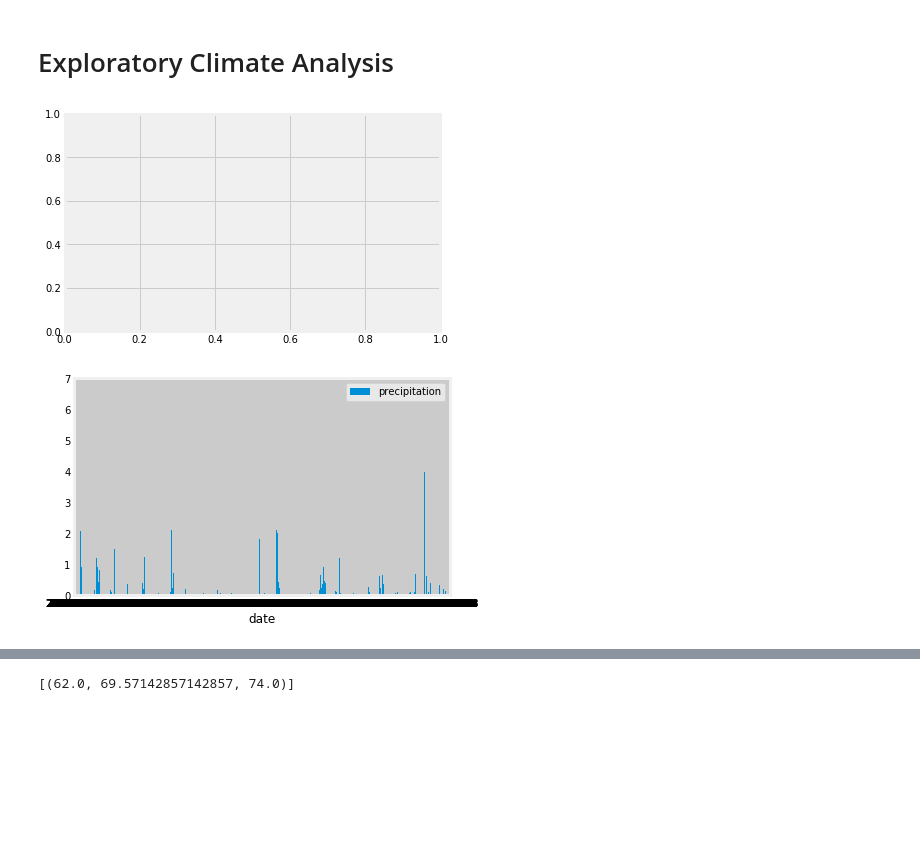
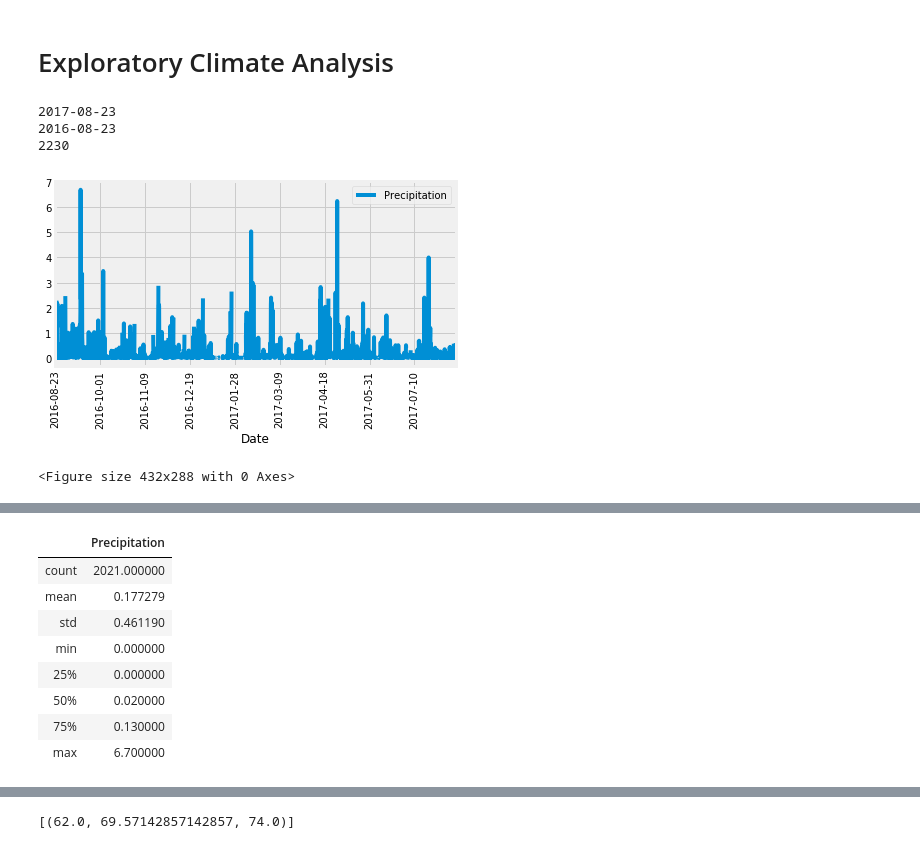
Before and after one commit to SharmaBhumi/sqlalchemy-challenge, a Jupyter notebook: climate_starter.ipynb, the cells around one changed output, grey strips where cells are left out. Saved outputs shown, nothing was run; the diff lists cells and outputs as text; code cells hidden in the pictures; blank space fills up the shorter version.

```diff
--- a/climate_starter.ipynb
+++ b/climate_starter.ipynb
@@ -40,67 +40,64 @@ session = Session(engine)
 # %%
 # Design a query to retrieve the last 12 months of precipitation data and plot the results
 # results = session.query()order_by(Emoji.score.desc()).all()
 
 #looking at the columns and data sample
 first_row = session.query(Measurement).first()
 first_row.__dict__
 
-
-#Plotting these values
-fig, ax = plt.subplots()
-# plt.bar(measure_date,measure_prcp,align='center', alpha=0.5)
-# plt.xlabel("Date")
-# plt.ylabel("Precipitation")
-# plt.title("Precipitation for 1 year")
-# plt.xticks(measure_date)
-# ypos = range(1, len(measure_date)+1)
-# ax.barh(ypos, measure_date[::-1])
-# ax.set_xlabel("Date")
-# ax.set_ylabel("Precipitation")
-# ax.set_yticks(ypos)
-# ax.set_yticklabels(measure_prcp[::-1])
-# ax.set_title("Precipitation for 1 year")
-# fig.tight_layout()
-# plt.show()
-
-
-# Calculate the date 1 year ago from the last data point in the database
 #finding the max date
 results=session.query(Measurement.date, Measurement.prcp).order_by(Measurement.date.desc()).first()
 results
 #('2017-08-23', 0.0)
 
+last_date = session.query(Measurement.date).order_by(Measurement.date.desc()).first()[0]
+
+print(last_date)
+
+last_date_measurement = dt.date(2017, 8 ,23)
+# Calculate the date 1 year ago from the last data point in the database
+one_year_ago = last_date_measurement - dt.timedelta(days=365)
+print(one_year_ago)
+
+date = dt.date(2016, 8, 23)
+
 # Perform a query to retrieve the data and precipitation scores
 qry = session.query(Measurement.date, Measurement.prcp).filter(Measurement.date <= '2017-08-23').\
     filter (Measurement.date >= '2016-08-23').all()
 # Save the query results as a Pandas DataFrame and set the index to the date column
-measure_date=[]
-measure_prcp=[]
-for r in qry:
-#     print (r[0])
-    measure_date.append(r[0])
-measure_date
+result = session.query(Measurement.date, Measurement.prcp).\
+    filter(Measurement.date >= date).all()
 
+# get the count / length of the list of tuples
+print(len(result))
 
-for r in qry:
-#     print (r[1])
-    measure_prcp.append(r[1])
-measure_prcp
-
-df=pd.DataFrame({'date':measure_date,'precipitation':measure_prcp})
-# df=df.set_index('date')
-df
-# # Sort the dataframe by date
-df_sorted=df.sort_values('date')
-df_sorted
-# Use Pandas Plotting with Matplotlib to plot the data
-ax=df_sorted.plot.bar(x='date', y='precipitation', rot=0)
+df = pd.DataFrame(result, columns=['Date', 'Precipitation'])
+df = df.sort_values('Date')
+df.set_index('Date', inplace=True)
+df.plot.line(rot=90)
+plt.tight_layout()
+plt.show()
+plt.savefig("./date_vs_precipitation.png")
 # %% [output]
+2017-08-23
+2016-08-23
+2230
-[figure, old version]
+[figure, new version]
-[figure, removed]
+<Figure size 432x288 with 0 Axes>
 # %% [markdown]
 ![precipitation](Images/precipitation.png)
 # %%
 # Use Pandas to calcualte the summary statistics for the precipitation data
+df.describe()
+# %% [output]
+|  | Precipitation |
+| count | 2021.000000 |
+| mean | 0.177279 |
+| std | 0.461190 |
+| min | 0.000000 |
+| 25% | 0.000000 |
+| 50% | 0.020000 |
+| 75% | 0.130000 |
+| max | 6.700000 |
 # %% [markdown]
 ![describe](Images/describe.png)
```
Also changed, not shown: parts of 14 cells of this notebook, 3 other files.
